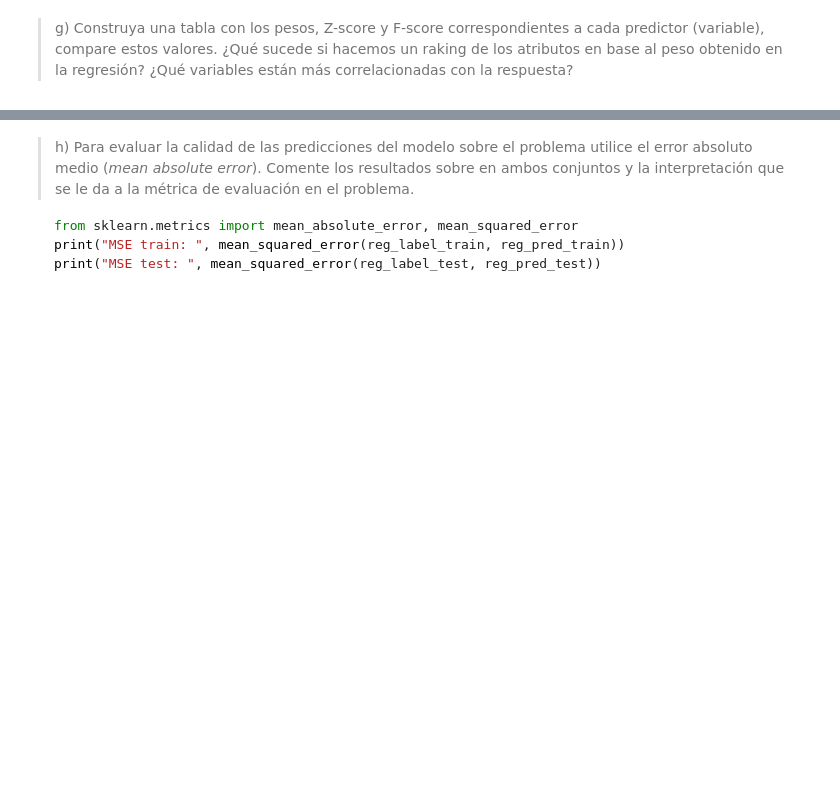
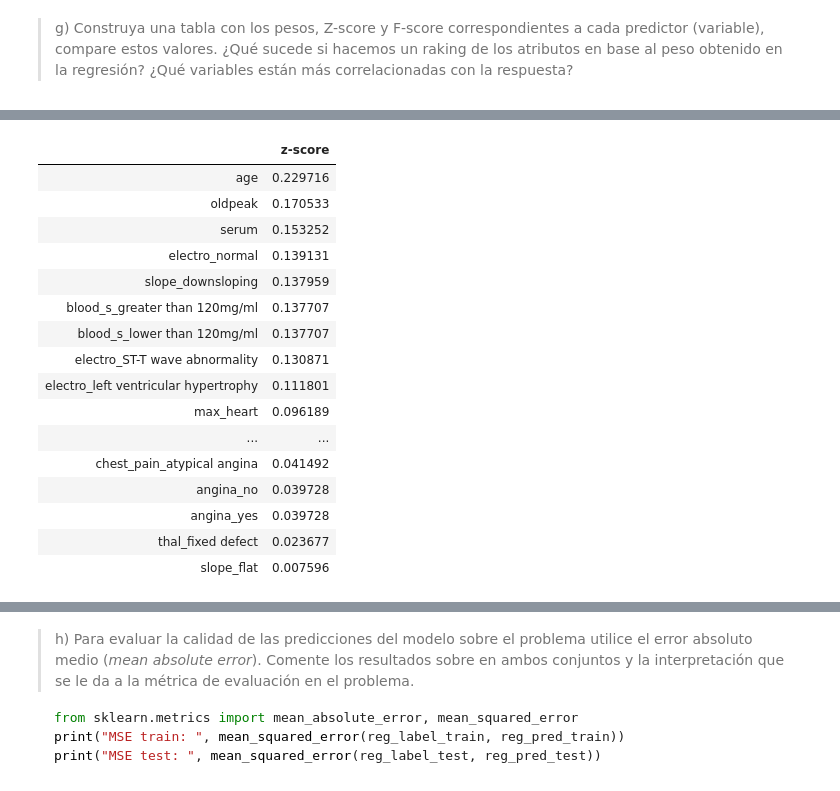
Before and after one commit to jpcastillog/Tarea1ML, a Jupyter notebook: Tarea1ML.ipynb, the cells around one changed output, grey strips where cells are left out. Cells and saved outputs as stored; diff of their text form; code cells hidden in the pictures; blank space fills up the shorter version.

```diff
--- a/Tarea1ML.ipynb
+++ b/Tarea1ML.ipynb
@@ -400,0 +411,20 @@ array([1.78840573e+00, 9.19312324e-01, 4.11610078e-01, 1.34516762e+00,
+# %%
+z_score.sort_values(by = ['z-score'], ascending = False)
+# %% [output]
+|  | z-score |
+| age | 0.229716 |
+| oldpeak | 0.170533 |
+| serum | 0.153252 |
+| electro_normal | 0.139131 |
+| slope_downsloping | 0.137959 |
+| blood_s_greater than 120mg/ml | 0.137707 |
+| blood_s_lower than 120mg/ml | 0.137707 |
+| electro_ST-T wave abnormality | 0.130871 |
+| electro_left ventricular hypertrophy | 0.111801 |
+| max_heart | 0.096189 |
+| ... | ... |
+| chest_pain_atypical angina | 0.041492 |
+| angina_no | 0.039728 |
+| angina_yes | 0.039728 |
+| thal_fixed defect | 0.023677 |
+| slope_flat | 0.007596 |
```
Also changed, not shown: parts of 7 cells of this notebook.
